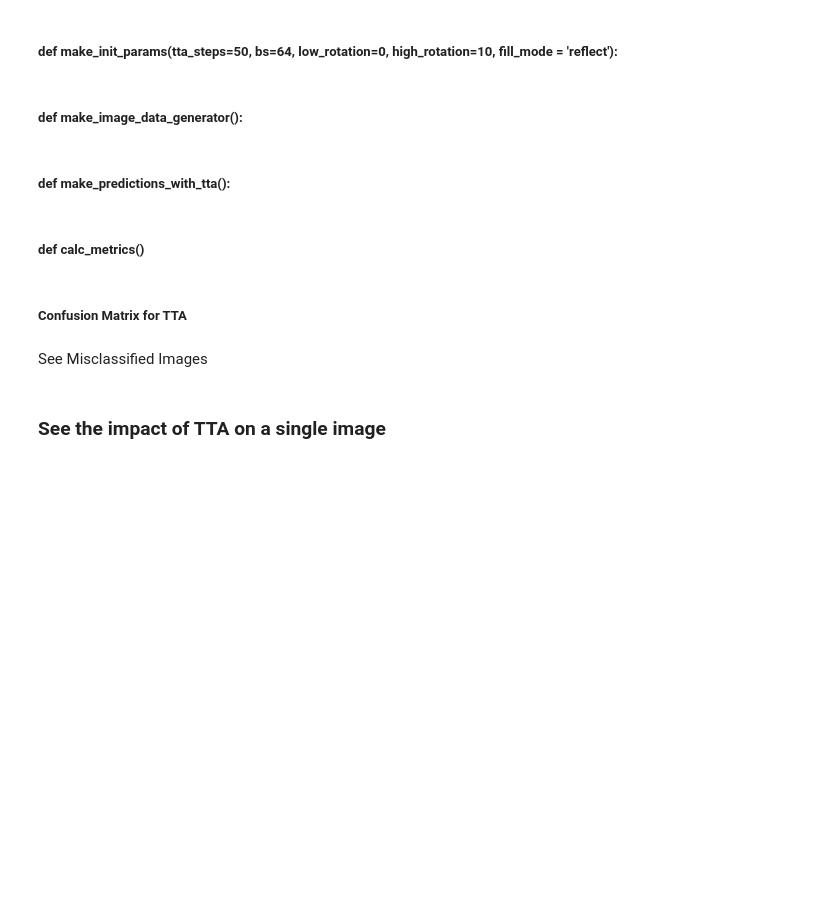
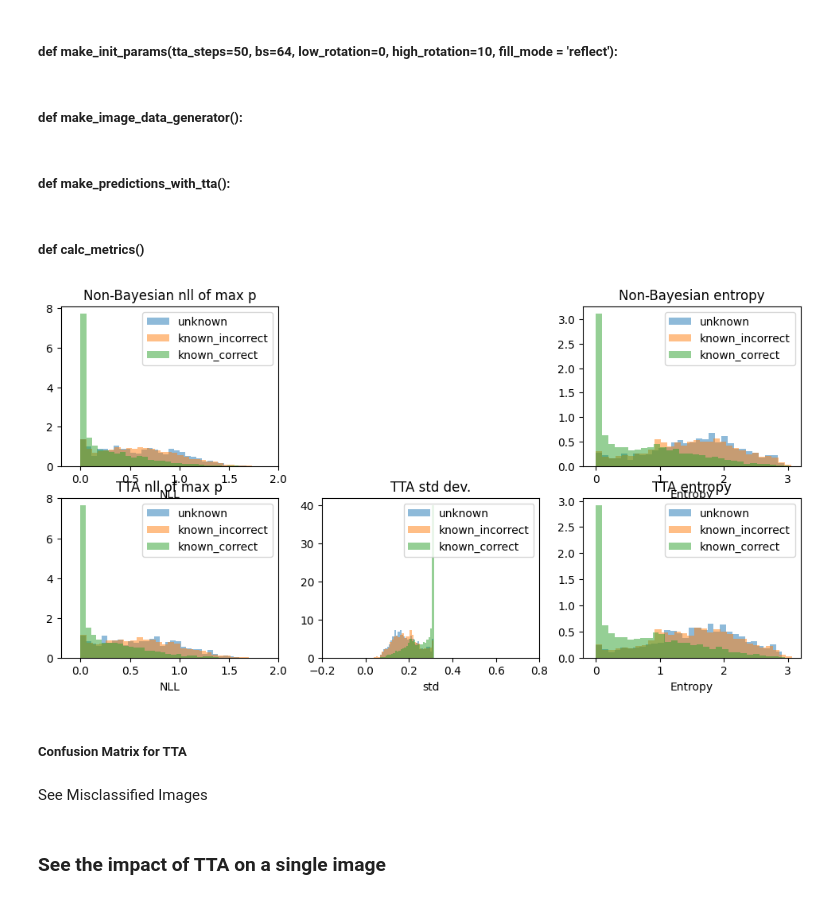
Before and after one commit to RachelRamirez/tta, a Jupyter notebook: TTA_experiments_only.ipynb, the cells around one changed output. Drawn from its saved outputs; the diff is of its cells as text; code cells hidden in the pictures; blank space fills up the shorter version.

```diff
--- a/TTA_experiments_only.ipynb
+++ b/TTA_experiments_only.ipynb
@@ -342,6 +394,9 @@ plt.show()
 test_acc_all=np.average(true_labels==pred_labels)
 test_acc_known=np.average(true_labels[known_idx]==pred_labels[known_idx])
 test_acc_all, test_acc_known
+
+correct_idx_basic = np.where(true_labels==pred_labels)
+incorrect_idx_basic = np.where(true_labels!=pred_labels)
 # %% [markdown]
 The non-bayesian CNN scores 58.45% accuracy on all 10 items, because it misidentified horse (it can't possibly classify it correctly), but it scored 64.9% accuracy on the remaining categories.
 # %% [markdown]
@@ -628,12 +685,13 @@ def calc_metrics():
   df = df.assign(Pred_Labels = lambda df: labels_no_horse[df.y_pred])
   df = df.assign(Result=lambda df: df.Test_Labels==df.Pred_Labels)
   df['Result'].value_counts()
-  correct_idx = df[df["Result"]==True].index.values
+  correct_idx   = df[df["Result"]==True].index.values
+  incorrect_idx = df[df["Result"]==False].index.values
+
 
   # ---
   #I want to save the Index values of the Correctly Classified images
 
-  df["Result"==True].index
 
   # ---
 
@@ -643,7 +701,7 @@ def calc_metrics():
   variable_name = "CSV_" + str(rot_degree)
   run[variable_name].upload("df.csv")
 
-  return nll_tta, pred_std_tta, entropy_tta, correct_idx
+  return nll_tta, pred_std_tta, entropy_tta, correct_idx, incorrect_idx
 # %%
 # For-Loop  i = 1 through 5
 
@@ -665,63 +723,63 @@ for rot_degree in range(1,10,2):
 
   # save predictions
   final_pred = make_predictions_with_tta()
-  nll_tta, pred_std_tta, entropy_tta, correct_idx  = calc_metrics()
+  nll_tta, pred_std_tta, entropy_tta, correct_idx, incorrect_idx  = calc_metrics()
 
   # delete_old_params()
 
 
 
-  def plot_hists(dist, title, xlabel, xlim=None):
-      plt.hist(dist[unknown_idx],bins=30, density=True,alpha = 0.7)
-      plt.hist(dist[known_idx],bins=30,  density=True,alpha = 0.7)
-      plt.hist(dist[correct_idx],bins=30,  density=True,alpha = 0.7)
+  def plot_hists_basic(dist, title, xlabel, xlim=None):
+      plt.hist(dist[unknown_idx],bins=30, density=True,alpha = 0.5)
+      plt.hist(dist[incorrect_idx_basic],bins=30,  density=True,alpha = 0.5)
+      plt.hist(dist[correct_idx_basic],bins=30,  density=True,alpha = 0.5)
       plt.title(title)
-      plt.legend(['unknown','known', 'known_correct'])
+      plt.legend(['unknown', 'known_incorrect', 'known_correct'])
       plt.xlabel(xlabel)
       if xlim != None:
           plt.xlim(xlim)
-  plt.figure(figsize=(10,10))
+
+
+  def plot_hists(dist, title, xlabel, xlim=None):
+      plt.hist(dist[unknown_idx],bins=30, density=True,alpha = 0.5)
+      plt.hist(dist[incorrect_idx],bins=30,  density=True,alpha = 0.5)
+      plt.hist(dist[correct_idx],bins=30,  density=True,alpha = 0.5)
+
+      plt.title(title)
+      plt.legend(['unknown', 'known_incorrect', 'known_correct'])
+      plt.xlabel(xlabel)
+      if xlim != None:
+          plt.xlim(xlim)
+
+  plt.figure(figsize=(12,12))
 
   # Non-Bayesian
   plt.subplot(4,3,1)
-  plot_hists(nll, "Non-Bayesian nll of max p", "NLL", [-0.2,2])
+  plot_hists_basic(nll, "Non-Bayesian nll of max p", "NLL", [-0.2,2])
   plt.subplot(4,3,2)
   plt.axis("off")
   plt.subplot(4,3,3)
-  plot_hists(entropy, "Non-Bayesian entropy", "Entropy", [-0.2,2])
+  plot_hists_basic(entropy, "Non-Bayesian entropy", "Entropy", [-0.2,3.2])
 
-  # # VI
-  # plt.subplot(4,3,4)
-  # plot_hists(nll_vi, "VI nll of max p", "NLL", [-0.2,2])
-  # plt.subplot(4,3,5)
-  # plot_hists(pred_std_vi, "VI std dev.", "std", [-0.2,0.8])
-  # plt.subplot(4,3,6)
-  # plot_hists(entropy_vi, "VI entropy", "Entropy", [-0.2,3.2])
-
-  # # MC Methods
-  # plt.subplot(4,3,7)
-  # plot_hists(nll_mc, "MC nll of max p", "NLL", [-0.2,2])
-  # plt.subplot(4,3,8)
-  # plot_hists(pred_std_mc, "MC std dev.", "std", [-0.2,0.8])
-  # plt.subplot(4,3,9)
-  # plot_hists(entropy_mc, "MC entropy", "Entropy", [-0.2,3.2])
 
 
 
   # w/TTA Methods
   plt.subplot(4,3,4)
   plot_hists(nll_tta, "TTA nll of max p", "NLL", [-0.2,2])
   plt.subplot(4,3,5)
   plot_hists(pred_std_tta, "TTA std dev.", "std", [-0.2,0.8])
   plt.subplot(4,3,6)
   plot_hists(entropy_tta, "TTA entropy", "Entropy", [-0.2,3.2])
 
 
 
 
   plt.show()
 
   run.stop()
+# %% [output]
+[figure, added]
 # %%
 # run["val_cm"] = val_cm                    #This should never change unless the vanilla model changes
 # run["test_acc_all"] = test_acc_all        #This should never change unless the vanilla model changes
```
Also changed, not shown: parts of 13 cells of this notebook.
